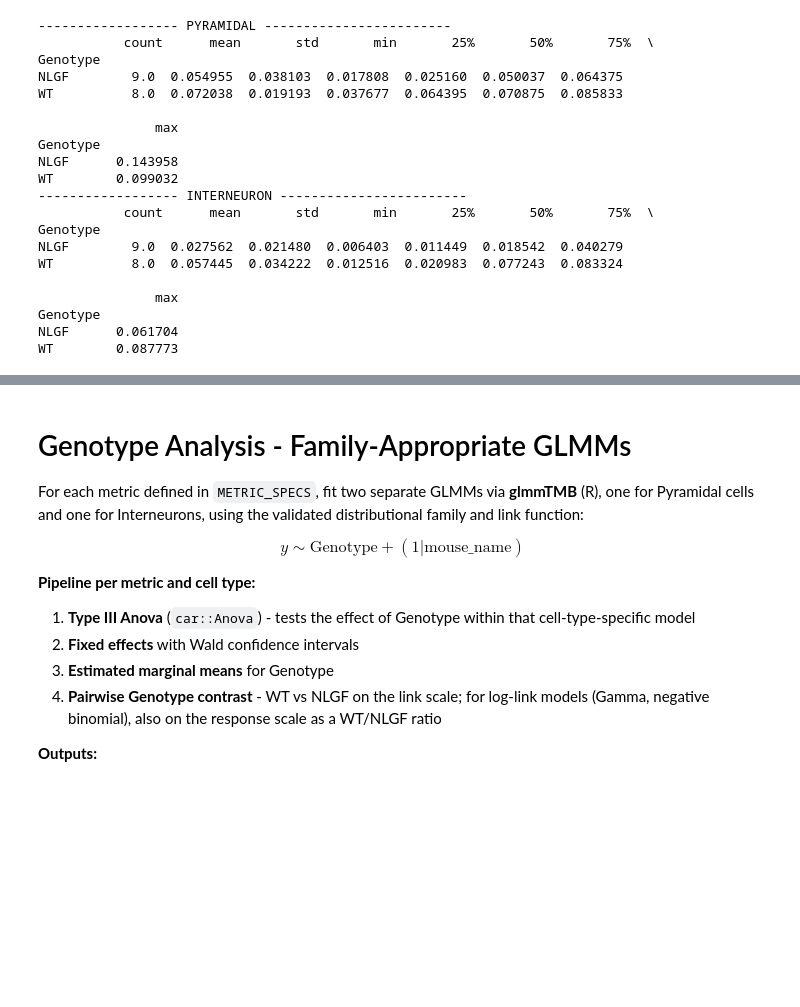
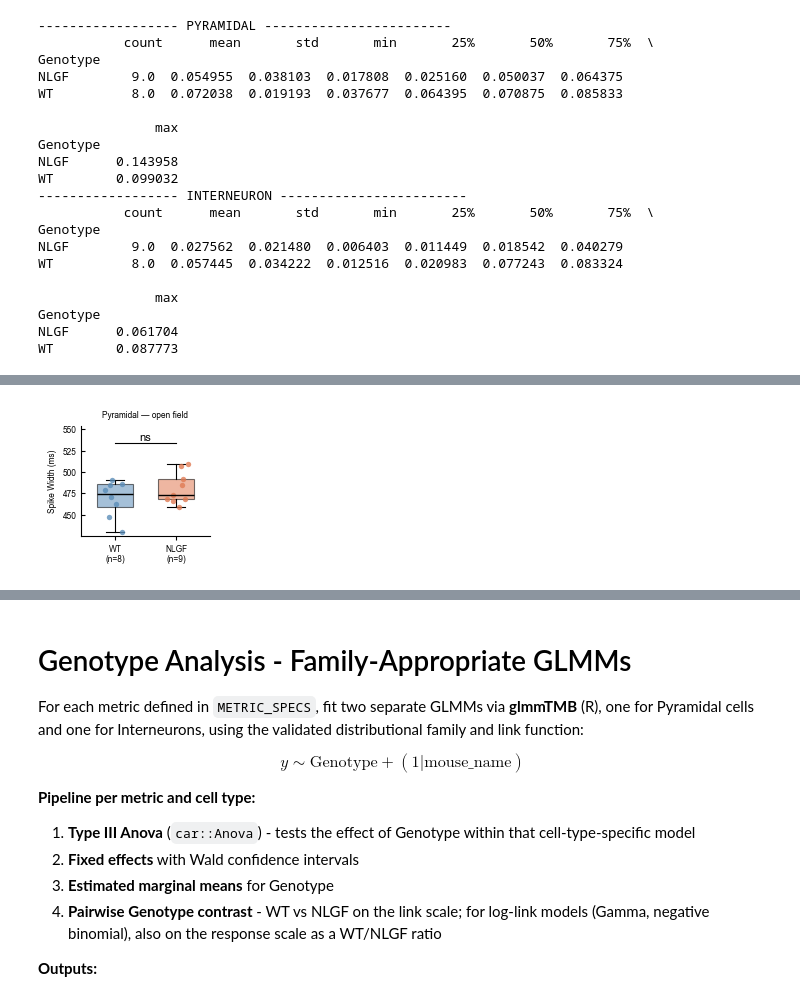
Before and after one commit to lkatsouri/NLGF_ephys_AXONA_data, a Jupyter notebook: ephys_openField_analysis.ipynb, the cells around one changed output, grey strips where cells are left out. Cells and saved outputs as stored; diff of their text form; code cells hidden in the pictures; blank space fills up the shorter version.

```diff
--- a/ephys_openField_analysis.ipynb
+++ b/ephys_openField_analysis.ipynb
@@ -3215,0 +2655,99 @@ Saved: /Users/loukia/Library/CloudStorage/Dropbox-UCL/Loukia Katsouri/DataProtoc
+# %%
+# ── Step 4: Box plots — bracket & stars from the Step 3 primary test ─────────
+METRIC_LABELS = {
+    'spike_width':         'Spike Width (ms)',
+    'kl_spatial_sparsity': 'KL Spatial Sparsity',
+    'num_spikes':          'Number of Spikes',
+    'theta_mod_v3':        'Theta Modulation Index',
+}
+rng_plot = np.random.default_rng(77)
+
+for metric in SW_METRICS:
+    ylabel = METRIC_LABELS.get(metric, metric)
+    cell_types = ['all'] if metric in ANIMAL_LEVEL_METRICS else df_open_field['cell_type'].unique()
+
+    for env in df_open_field['environment'].unique():
+        for ct in cell_types:
+            key = (metric, env, ct)
+            if key not in animal_agg_store:
+                continue
+
+            row = test_results_df[
+                (test_results_df['metric'] == metric) &
+                (test_results_df['environment'] == env) &
+                (test_results_df['cell_type'] == ct)
+            ]
+            if row.empty:
+                continue
+            row = row.iloc[0]
+            value_col = row['value_col']
+            pval, stars = row['p_value'], row['significance']
+
+            animal_df = animal_agg_store[key]
+            genos_ct = [g for g in GENO_ORDER if g in animal_df['Genotype'].values]
+            vals = {g: animal_df.loc[animal_df['Genotype'] == g, value_col].dropna().values
+                    for g in genos_ct}
+            if not all(len(vals[g]) for g in genos_ct):
+                continue
+
+            title = env.replace('_', ' ')
+            if ct != 'all':
+                title = f"{ct} — {title}"
+
+            fig, ax = plt.subplots(figsize=(1.65, 1.65))
+
+            for xi, g in enumerate(genos_ct):
+                bp_parts = ax.boxplot(
+                    vals[g], positions=[xi], widths=0.6,
+                    patch_artist=True, manage_ticks=False,
+                    showfliers=False,
+                    boxprops=dict(facecolor=GENO_COLORS.get(g, "#aaaaaa"),
+                                  alpha=0.55, linewidth=0.8),
+                    medianprops=dict(color="black", linewidth=1.0),
+                    whiskerprops=dict(linewidth=0.8),
+                    capprops=dict(linewidth=0.8),
+                )
+                bp_parts["medians"][0].set_zorder(8)
+
+            for xi, g in enumerate(genos_ct):
+                jitter = rng_plot.uniform(-0.20, 0.20, size=len(vals[g]))
+                ax.scatter(xi + jitter, vals[g],
+                           color=GENO_COLORS.get(g, "#aaaaaa"),
+                           s=15, alpha=0.8, zorder=4, linewidths=0)
+
+            if len(genos_ct) >= 2:
+                all_v   = np.concatenate([vals[g] for g in genos_ct])
+                y_top   = np.nanmax(all_v)
+                y_range = np.nanmax(all_v) - np.nanmin(all_v) or 1.0
+                bar_y   = y_top + 0.30 * y_range
+                tip_y   = bar_y
+                y_lo, y_hi = ax.get_ylim()
+                ax.set_ylim(y_lo, max(y_hi, bar_y + 0.25 * y_range))
+                x0, x1 = 0, len(genos_ct) - 1
+                ax.plot([x0, x0, x1, x1], [tip_y, bar_y, bar_y, tip_y],
+                        color="black", linewidth=0.8, zorder=10)
+                ax.text((x0 + x1) / 2, bar_y, stars,
+                        ha="center", va="bottom", fontsize=8,
+                        fontweight="normal", color="black", zorder=10)
+
+            ax.set_xticks(list(range(len(genos_ct))))
+            ax.set_xticklabels([f"{g}\n(n={len(vals[g])})" for g in genos_ct])
+            ax.set_xlim(-0.55, len(genos_ct) - 0.45)
+            ax.set_ylabel(ylabel)
+            ax.set_title(title)
+            ax.spines["top"].set_visible(False)
+            ax.spines["right"].set_visible(False)
+            ax.tick_params(axis="x", width=0.8, length=3)
+            ax.tick_params(axis="y", width=0.8, length=3, direction="in")
+            plt.tight_layout(pad=0.2, rect=[0, 0, 1, 0.95])
+
+            safe_ct  = ct.replace(' ', '_').replace('/', '-')
+            safe_env = env.replace(' ', '_')
+            fname    = f"box_{metric}_{safe_env}_{safe_ct}_single_column.pdf"
+            out_path = os.path.join(OPEN_FIELD_OUTDIR, fname)
+            fig.savefig(out_path)
+            plt.show()
+            plt.close(fig)
+            print(f"Saved: {out_path} | {row['test']} p={pval:.4f} {stars}")
+# %% [output]
+[figure, added]
```
Also changed, not shown: parts of 21 cells of this notebook, 1 other file.
